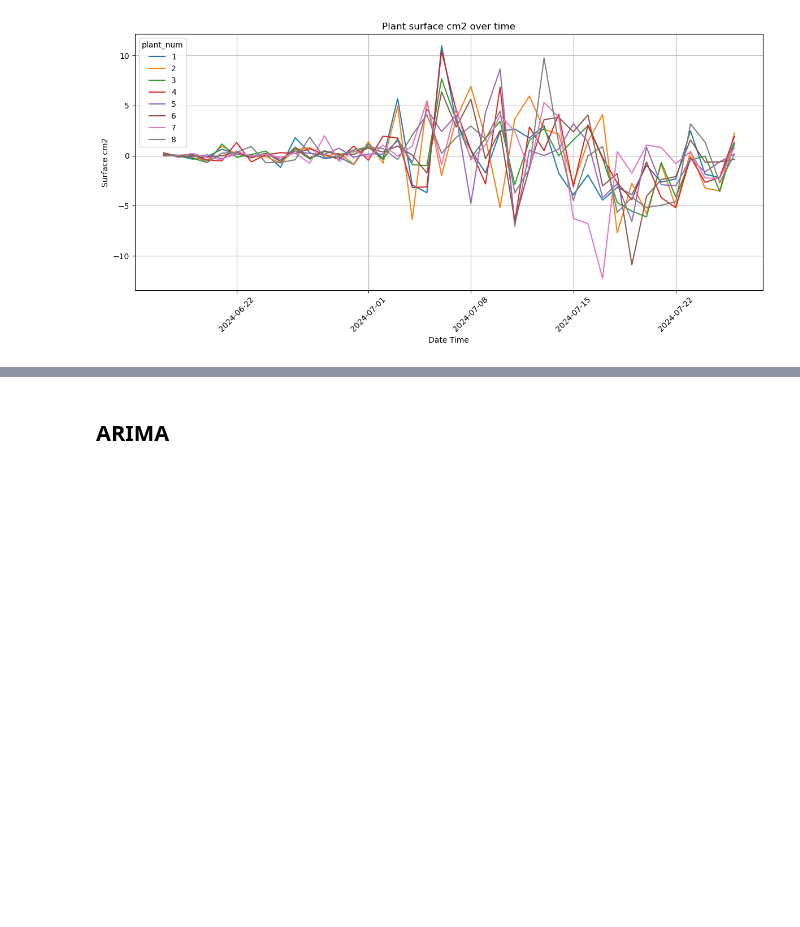
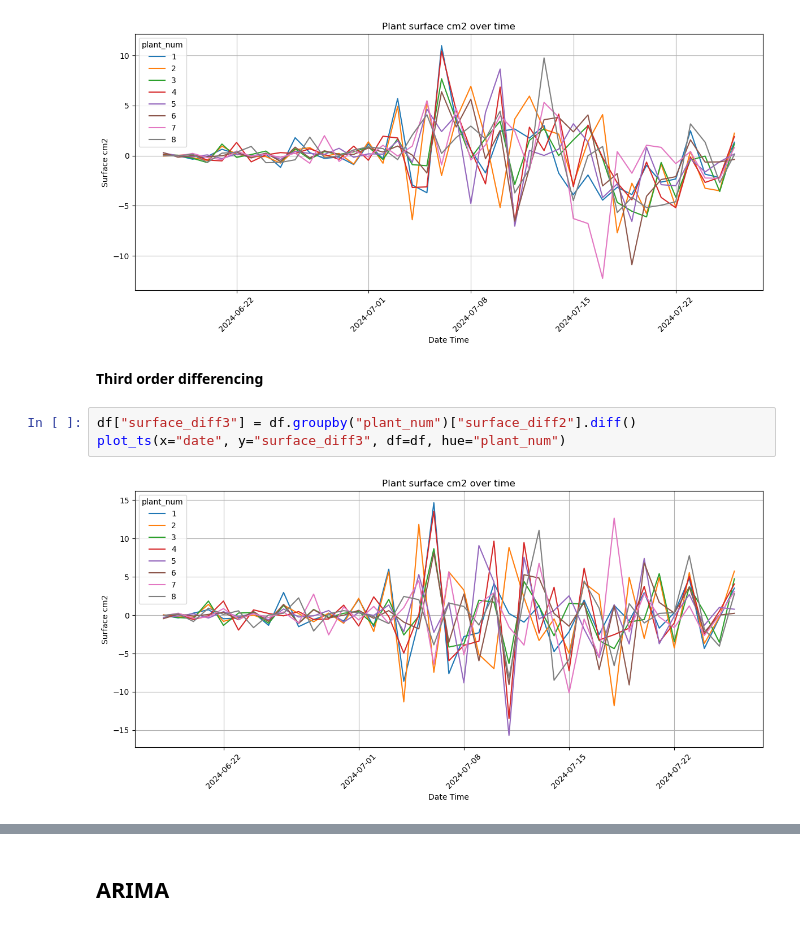
Before and after one commit to dr-leto/plant-growth-prediction, a Jupyter notebook: analysis/ARIMA.ipynb, the cells around one changed output, grey strips where cells are left out. Cells and saved outputs as stored; diff of their text form; blank space fills up the shorter version.

```diff
--- a/analysis/ARIMA.ipynb
+++ b/analysis/ARIMA.ipynb
@@ -82,6 +81,13 @@ df["surface_diff2"] = df.groupby("plant_num")["surface_diff"].diff()
 plot_ts(x="date", y="surface_diff2", df=df, hue="plant_num")
 # %% [output]
 [figure]
+# %% [markdown]
+**Third order differencing**
+# %%
+df["surface_diff3"] = df.groupby("plant_num")["surface_diff2"].diff()
+plot_ts(x="date", y="surface_diff3", df=df, hue="plant_num")
+# %% [output]
+[figure, added]
 # %%
 import statsmodels
 from statsmodels.tsa.stattools import adfuller
```
Also changed, not shown: parts of 19 cells of this notebook, 1 other file.
